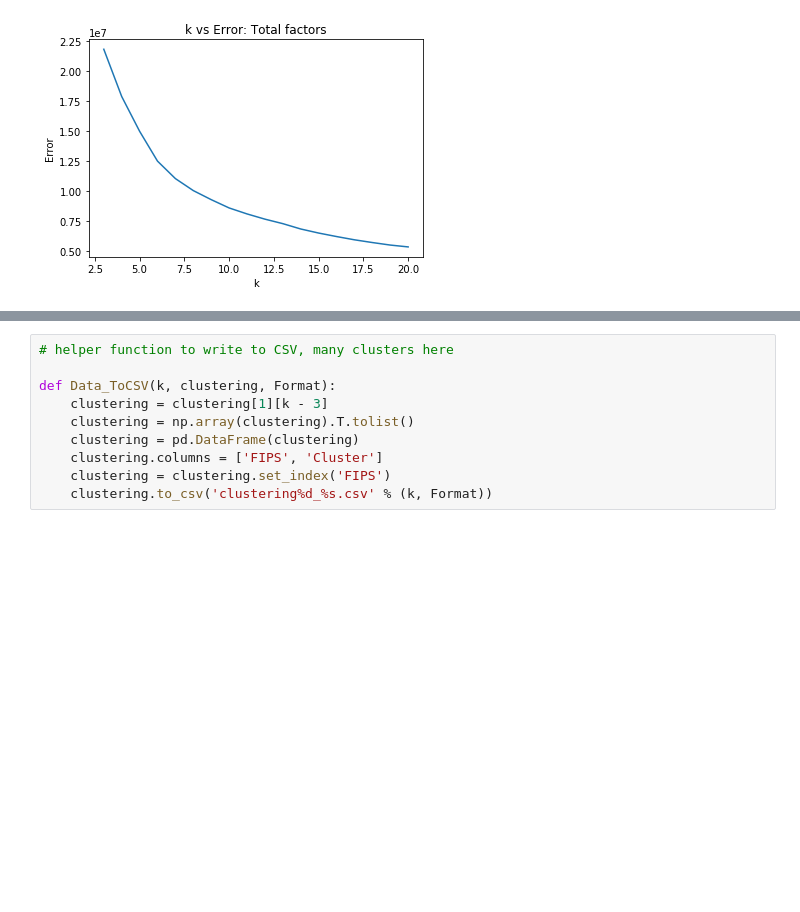
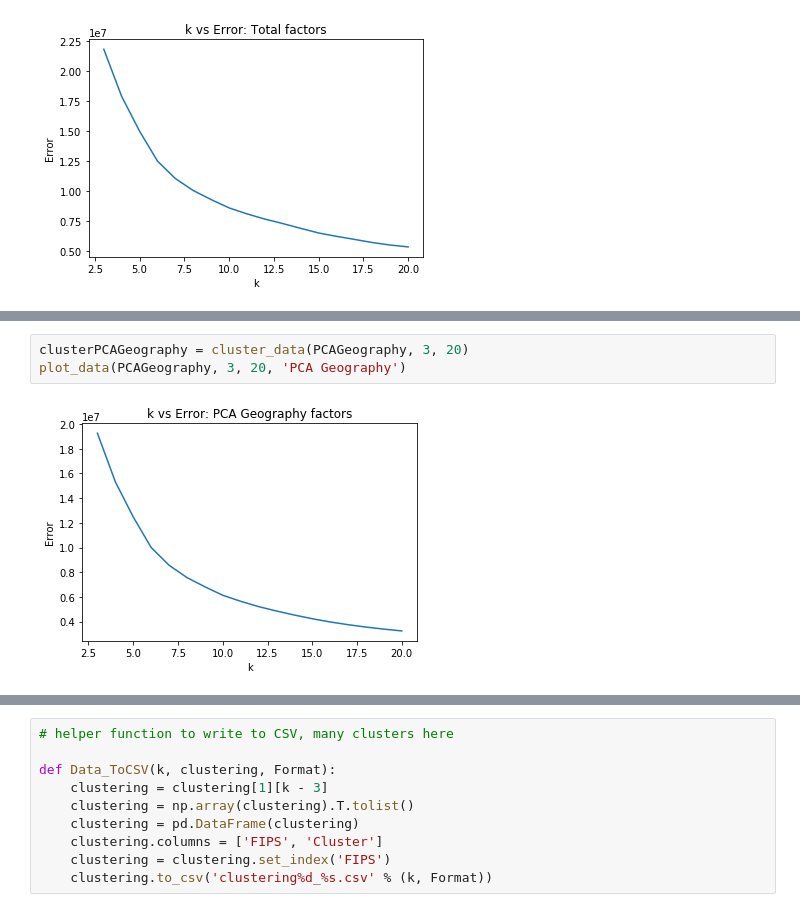
Before and after one commit to Zarand3r/corona_light, a Jupyter notebook: models/clustering/k_means.ipynb, the cells around one changed output, grey strips where cells are left out. Saved outputs shown, nothing was run; the diff lists cells and outputs as text; blank space fills up the shorter version.

```diff
--- a/models/clustering/k_means.ipynb
+++ b/models/clustering/k_means.ipynb
@@ -111,0 +134,5 @@ plot_data(DataTotal, 3, 20, 'Total')
+# %%
+clusterPCAGeography = cluster_data(PCAGeography, 3, 20)
+plot_data(PCAGeography, 3, 20, 'PCA Geography')
+# %% [output]
+[figure, added]
```
Also changed, not shown: parts of 7 cells of this notebook, 6 other files.
